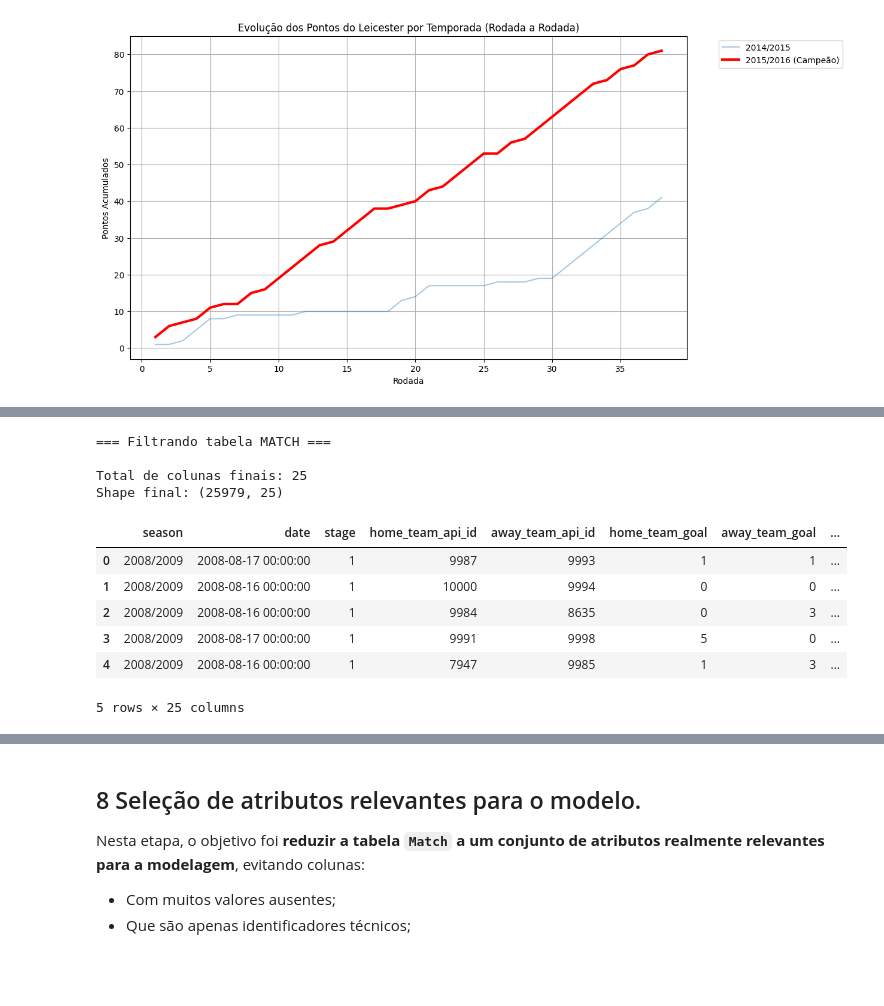
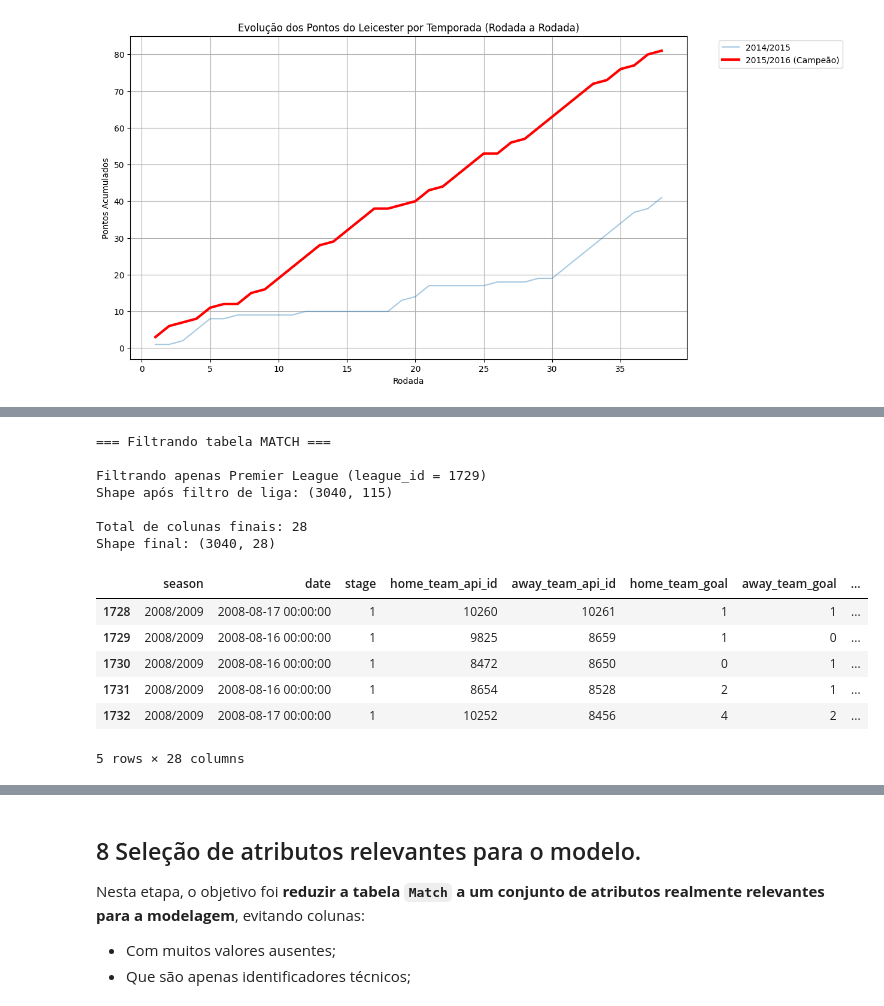
Before and after one commit to GiovaniFetzner/DataScience-BigData, a Jupyter notebook: notebook/DataScience.ipynb, the cells around one changed output, grey strips where cells are left out. Cells and saved outputs as stored; diff of their text form; code cells hidden in the pictures; blank space fills up the shorter version.

Commit message:
Adicionando filtro 1729 (Premier League) no Tópico 6

```diff
--- a/notebook/DataScience.ipynb
+++ b/notebook/DataScience.ipynb
@@ -1240,6 +1253,12 @@ Após filtrar e selecionar atributos:
 # %%
 def preparar_match_para_modelo(df, limite_nulos=25):
     print("=== Filtrando tabela MATCH ===\n")
+
+    # === FILTRO PARA PREMIER LEAGUE ===
+    PREMIER_LEAGUE_ID = 1729
+    df = df[df["league_id"] == PREMIER_LEAGUE_ID].copy()
+    print(f"Filtrando apenas Premier League (league_id = {PREMIER_LEAGUE_ID})")
+    print("Shape após filtro de liga:", df.shape, "\n")
 
     # 1) Colunas essenciais
     colunas_fixas = [
@@ -1248,41 +1267,45 @@ def preparar_match_para_modelo(df, limite_nulos=25):
         "home_team_goal", "away_team_goal"
     ]
 
     # 2) Filtrar odds relevantes
     odds_cols = [
         c for c in df.columns
         if any(tag in c for tag in ["H", "D", "A"])
         and c not in colunas_fixas
         and df[c].dtype != object
     ]
 
+    # remover odds com muitos nulos (acima de limite_nulos %)
     odds_boas = [
         c for c in odds_cols
         if df[c].isna().mean() * 100 <= limite_nulos
     ]
 
     colunas_finais = colunas_fixas + odds_boas
     df_filtrado = df[colunas_finais].copy()
 
     print("Total de colunas finais:", len(colunas_finais))
     print("Shape final:", df_filtrado.shape)
 
     return df_filtrado
 
 df_modelo = preparar_match_para_modelo(df_match_full)
 df_modelo.head()
 # %% [output]
 === Filtrando tabela MATCH ===
 
-Total de colunas finais: 25
-Shape final: (25979, 25)
+Filtrando apenas Premier League (league_id = 1729)
+Shape após filtro de liga: (3040, 115)
+
+Total de colunas finais: 28
+Shape final: (3040, 28)
 |  | season | date | stage | home_team_api_id | away_team_api_id | home_team_goal | away_team_goal | ... |
-| 0 | 2008/2009 | 2008-08-17 00:00:00 | 1 | 9987 | 9993 | 1 | 1 | ... |
-| 1 | 2008/2009 | 2008-08-16 00:00:00 | 1 | 10000 | 9994 | 0 | 0 | ... |
-| 2 | 2008/2009 | 2008-08-16 00:00:00 | 1 | 9984 | 8635 | 0 | 3 | ... |
-| 3 | 2008/2009 | 2008-08-17 00:00:00 | 1 | 9991 | 9998 | 5 | 0 | ... |
-| 4 | 2008/2009 | 2008-08-16 00:00:00 | 1 | 7947 | 9985 | 1 | 3 | ... |
+| 1728 | 2008/2009 | 2008-08-17 00:00:00 | 1 | 10260 | 10261 | 1 | 1 | ... |
+| 1729 | 2008/2009 | 2008-08-16 00:00:00 | 1 | 9825 | 8659 | 1 | 0 | ... |
+| 1730 | 2008/2009 | 2008-08-16 00:00:00 | 1 | 8472 | 8650 | 0 | 1 | ... |
+| 1731 | 2008/2009 | 2008-08-16 00:00:00 | 1 | 8654 | 8528 | 2 | 1 | ... |
+| 1732 | 2008/2009 | 2008-08-17 00:00:00 | 1 | 10252 | 8456 | 4 | 2 | ... |
-5 rows × 25 columns
+5 rows × 28 columns
 # %% [markdown]
 ## 7 Tratamento de dados faltantes (remoção ou imputação)
 Após a seleção de atributos, ainda permanecem valores nulos nas colunas de odds — mesmo nas casas de apostas consideradas consistentes (menos de 25% de nulos).
```
Also changed, not shown: parts of 6 cells of this notebook.
